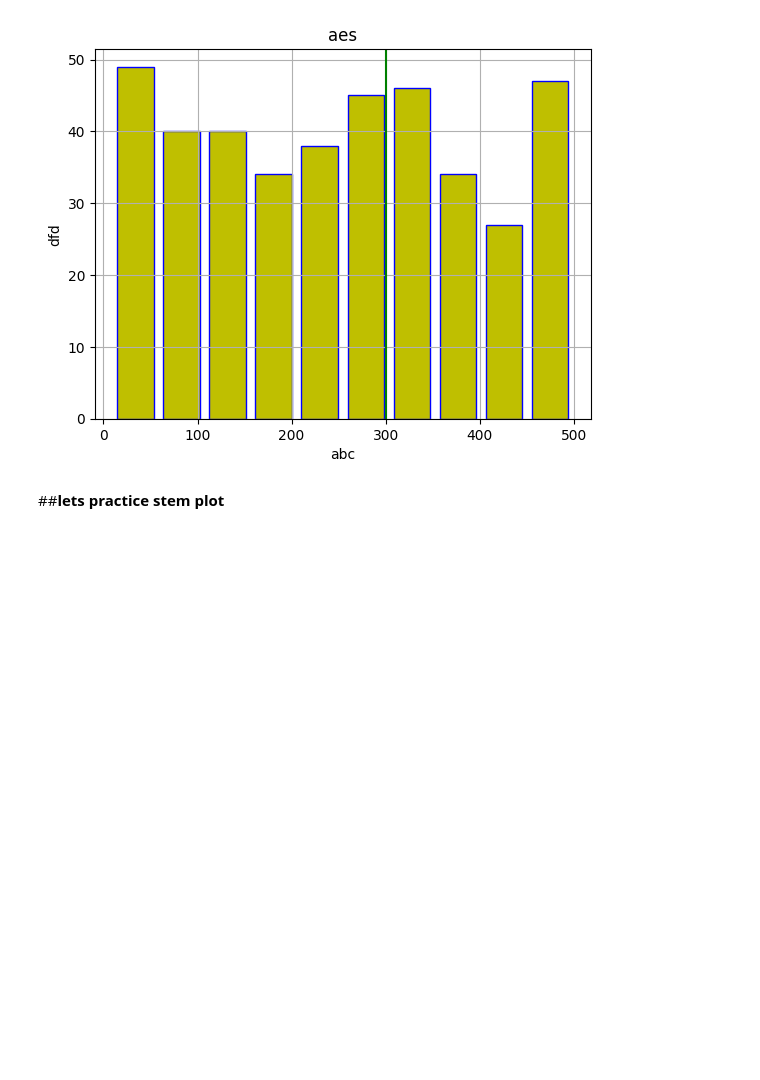
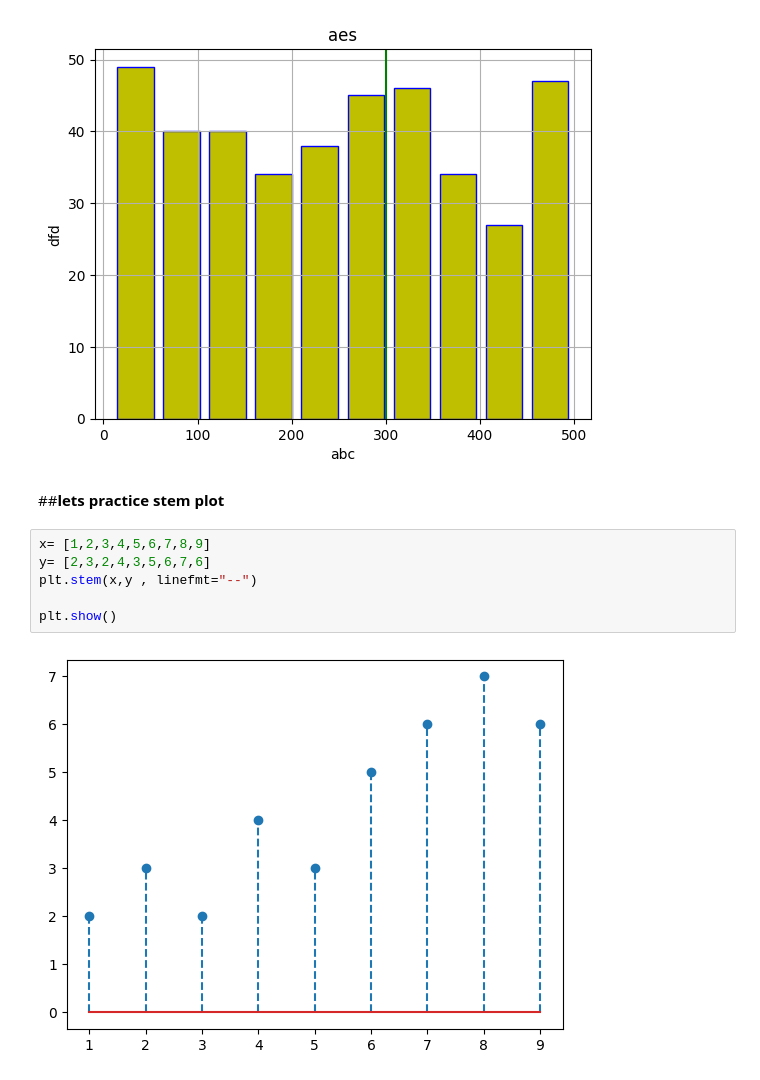
Before and after one commit to dil150898/Hotel_booking_anylisys, a Jupyter notebook: Hotel_Booking_Analysis_Capstone_Project.ipynb, the cells around one changed output. Cells and saved outputs as stored; diff of their text form; blank space fills up the shorter version.

Commit message:
stem plot

```diff
--- a/Hotel_Booking_Analysis_Capstone_Project.ipynb
+++ b/Hotel_Booking_Analysis_Capstone_Project.ipynb
@@ -633,3 +633,11 @@ plt.show()
 [figure]
 # %% [markdown]
 ##**lets practice stem plot**
+# %%
+x= [1,2,3,4,5,6,7,8,9]
+y= [2,3,2,4,3,5,6,7,6]
+plt.stem(x,y , linefmt="--")
+
+plt.show()
+# %% [output]
+[figure, added]
```
Also changed, not shown: parts of 6 cells of this notebook.
